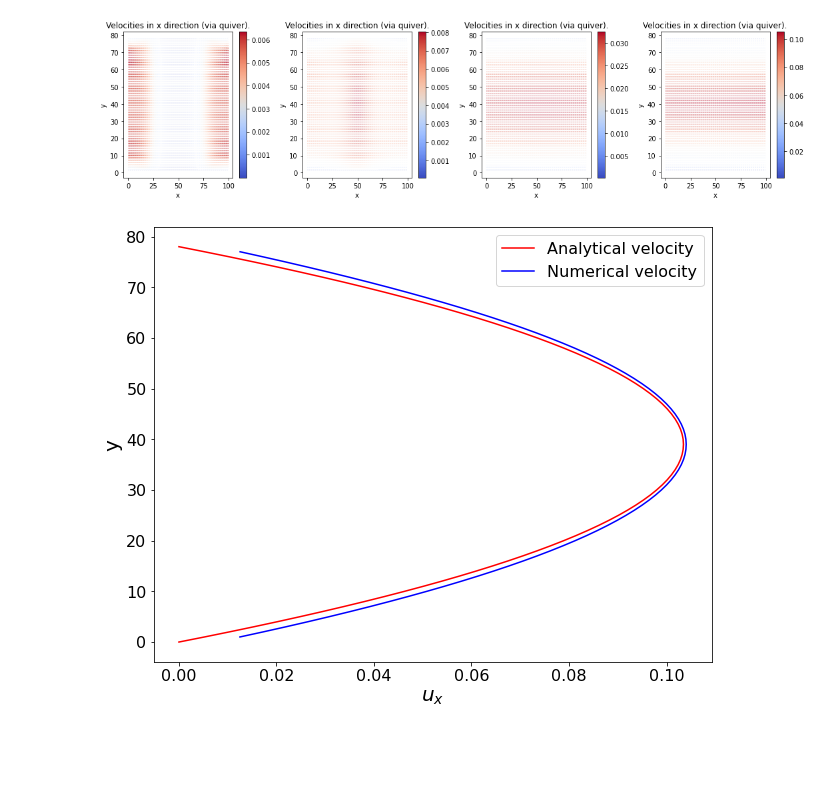
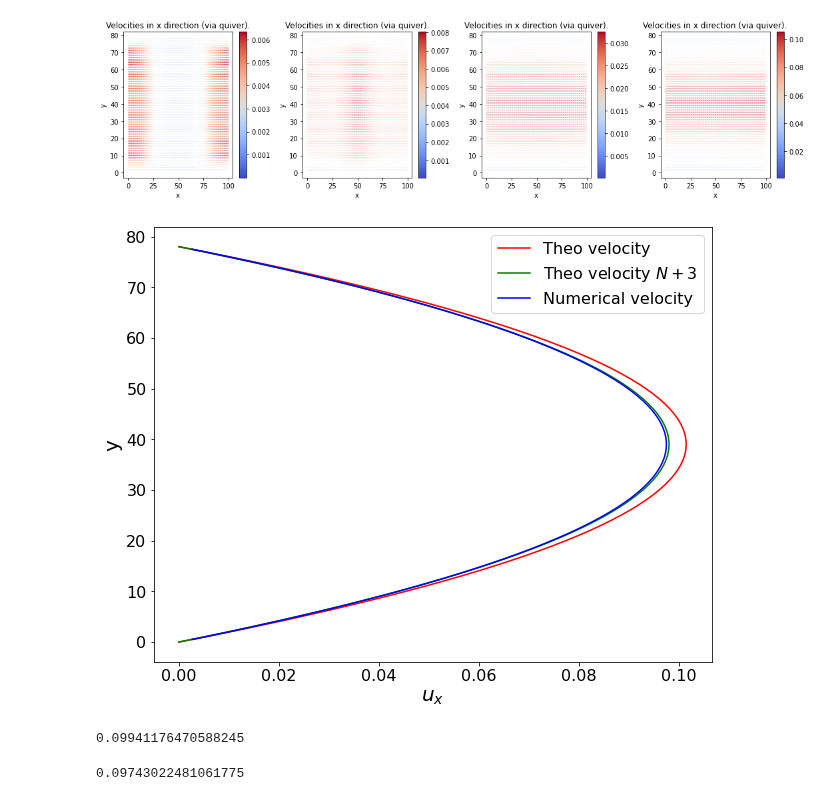
Before and after one commit to jonas27/pylbm, a Jupyter notebook: milestones/m5/m5.ipynb, the cells around one changed output. Saved outputs shown, nothing was run; the diff lists cells and outputs as text; code cells hidden in the pictures; blank space fills up the shorter version.

```diff
--- a/milestones/m5/m5.ipynb
+++ b/milestones/m5/m5.ipynb
@@ -124,23 +112,50 @@ if not os.path.isfile(path):
     np.save(path, vel_final)
 else:
     vel_final = np.load(path)
+# %%
+omega=0.5
+vs_theo = 1/3*(1/omega-0.5)
+rho_init = 1.
+nu = rho_init * vs_theo
+
+roh_change = (rho_in - rho_out)
+N = x_dim
+h = y_dim-2
+dp_dx = roh_change * (1/3) / N # dp/dx ist uberall konstant
+y = np.arange(y_dim-1) + 0
+u_y = 1/(2 * nu) * (dp_dx) * y * (h-y)
+
+# N + 3.8
+dp_dx = roh_change * (1/3) / (N+3) # dp/dx ist uberall konstant
+y = np.arange(y_dim-1) + 0
+u1_y = 1/(2 * nu) * (dp_dx) * y * (h-y)
 # %%
 fig, ax = plt.subplots(figsize=(10,8))
 # ax.plot(u_axy[0,int(u_axy.shape[1]/2), 1:-1], np.arange(y_dim-2)+0.5)
 
 u_axy = vel_final
-ax.plot(u_y, np.arange(y_dim-1), color='red',  label="Analytical velocity")
+ax.plot(u_y, np.arange(y_dim-1), color='red',  label="Theo velocity")
+
+ax.plot(u1_y, np.arange(y_dim-1), color='green',  label="Theo velocity $N+3$")
 # ax.plot(u_axy[0,int(u_axy.shape[1]/2), 1:-1], np.arange(y_dim-2)+0.5, color='blue', label="Numerical velocity")
 ax.plot(u_axy[0,20, 1:-1], np.arange(y_dim-2)+0.5, color='blue', label="Numerical velocity")
 # ax.set_title("Velocities at x_dim/2 (t=100000)".format(epochs))
 ax.set_xlabel('$u_{x}$')
 ax.set_ylabel('y')
 ax.legend()
 
 lbm.save_fig(fig, 'm5-1-num-theo.pgf')
 plt.show()
 plt.close()
 
 # wichtig die richtige boundry anzugeben.
 # %% [output]
-[figure, old version]
+[figure, new version]
+# %%
+u_y.max()
+# %% [output]
+0.09941176470588245
+# %%
+u_axy[0,20, 1:-1].max()
+# %% [output]
+0.09743022481061775
```
Also changed, not shown: parts of 1 cell of this notebook, 3 other files.
